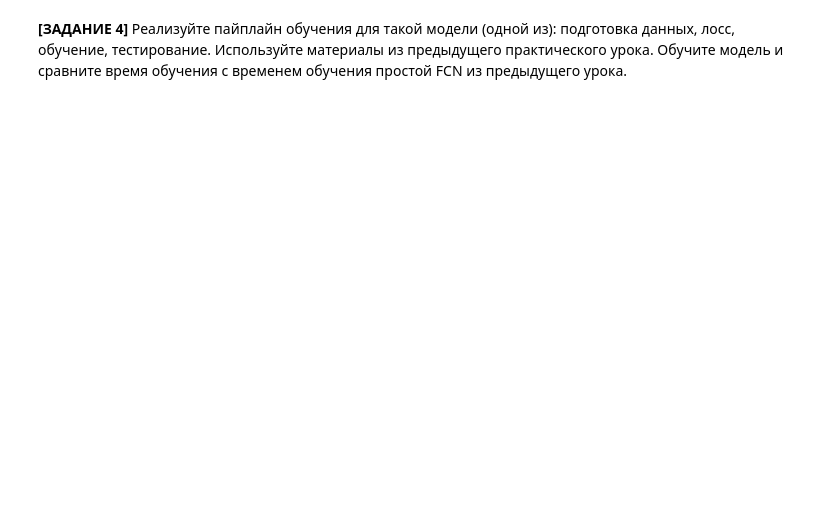
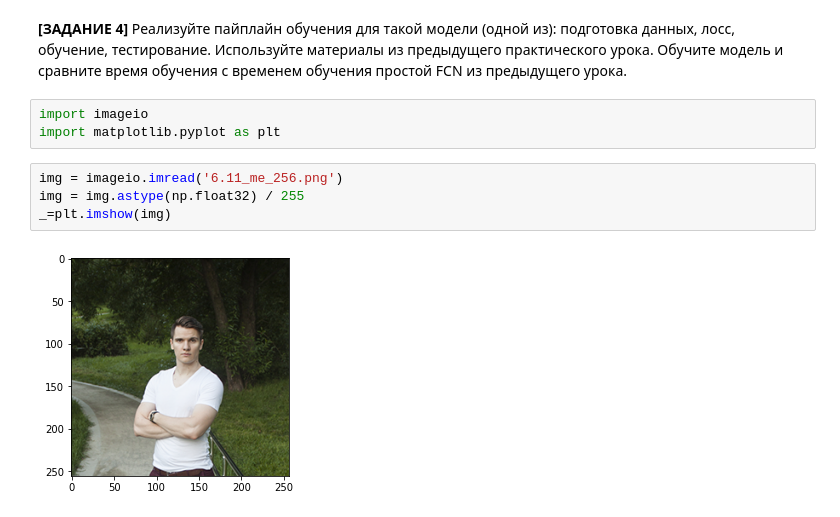
Before and after one commit to vsolodkyi/NeuralNetworks_SkillBox, a Jupyter notebook: module_7/Реализация_модернизированной_FCN_сети.ipynb, the cells around one changed output. Saved outputs shown, nothing was run; the diff lists cells and outputs as text; blank space fills up the shorter version.

```diff
--- a/module_7/Реализация_модернизированной_FCN_сети.ipynb
+++ b/module_7/Реализация_модернизированной_FCN_сети.ipynb
@@ -78,3 +155,12 @@ model = Model()
 # %% [markdown]
 
 **[ЗАДАНИЕ 4]** Реализуйте пайплайн обучения для такой модели (одной из): подготовка данных, лосс, обучение, тестирование. Используйте материалы из предыдущего практического урока. Обучите модель и сравните время обучения с временем обучения простой FCN из предыдущего урока.
+# %%
+import imageio
+import matplotlib.pyplot as plt
+# %%
+img = imageio.imread('6.11_me_256.png')
+img = img.astype(np.float32) / 255
+_=plt.imshow(img)
+# %% [output]
+[figure, added]
```
Also changed, not shown: parts of 9 cells of this notebook.
